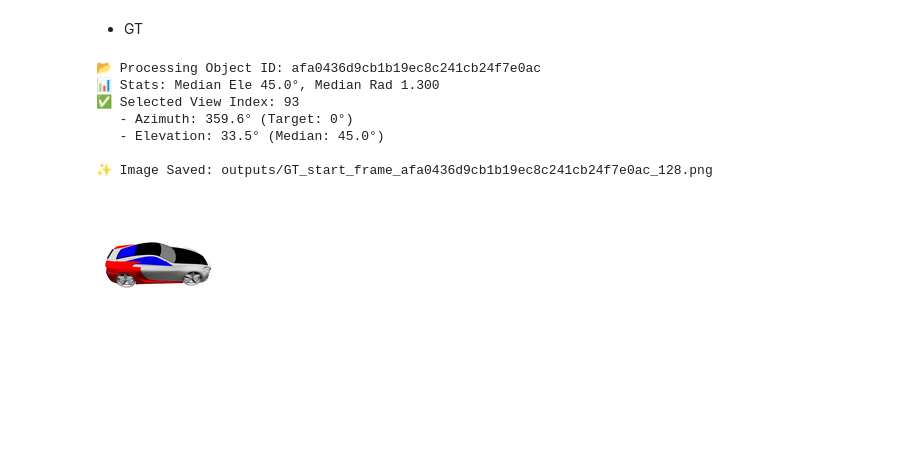
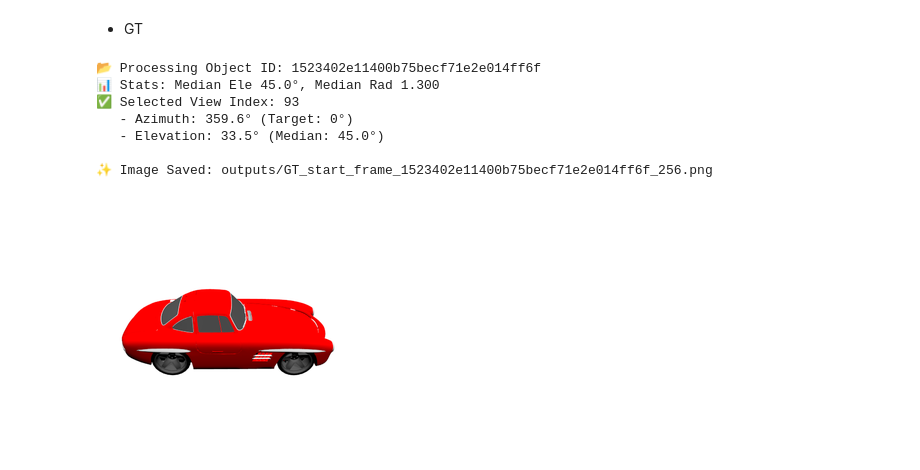
Before and after one commit to JY-maru/pixelNeRF-SSU, a Jupyter notebook: infer.ipynb, the cells around one changed output. Saved outputs shown, nothing was run; the diff lists cells and outputs as text; code cells hidden in the pictures; blank space fills up the shorter version.

```diff
--- a/infer.ipynb
+++ b/infer.ipynb
@@ -193,10 +195,10 @@ import math
 # ==========================================
 # 1. 설정 (Configuration)
 # ==========================================
-OBJ_ID = "afa0436d9cb1b19ec8c241cb24f7e0ac"
+OBJ_ID = "1523402e11400b75becf71e2e014ff6f"
 SOURCE_DATA_ROOT = "/content/pixNeRF_shapeNet_v2_data/cars_test"
 OUTPUT_DIR = "outputs"
-RENDER_SIZE = 128
+RENDER_SIZE = 256
 
 # 검색 범위: 0도 근처 ±10도 내의 사진을 찾음
 SEARCH_WINDOW = 10.0
@@ -306,33 +308,33 @@ print(f"   - Elevation: {best_candidate['elevation']:.1f}° (Median: {median_ele
 # 3. 이미지 로드 및 줌 보정 (Stabilization)
 img = Image.open(best_candidate['path']).convert("RGB")
 
 # 거리(Radius)에 따른 크기 보정
 scale_factor = best_candidate['radius'] / median_radius
 target_scale_size = int(RENDER_SIZE * scale_factor)
 if target_scale_size < RENDER_SIZE: target_scale_size = RENDER_SIZE
 
 img_resized = img.resize((target_scale_size, target_scale_size), Image.LANCZOS)
 final_img = crop_center(img_resized, RENDER_SIZE, RENDER_SIZE)
 
 # ==========================================
 # 5. 저장
 # ==========================================
 os.makedirs(OUTPUT_DIR, exist_ok=True)
 save_filename = f"GT_start_frame_{OBJ_ID}_{RENDER_SIZE}.png"
 save_path = os.path.join(OUTPUT_DIR, save_filename)
 
 imageio.imwrite(save_path, np.array(final_img))
 
 print(f"\n✨ Image Saved: {save_path}")
 
 # Colab 미리보기
 display(final_img)
 # %% [output]
-📂 Processing Object ID: afa0436d9cb1b19ec8c241cb24f7e0ac
+📂 Processing Object ID: 1523402e11400b75becf71e2e014ff6f
 📊 Stats: Median Ele 45.0°, Median Rad 1.300
 ✅ Selected View Index: 93
    - Azimuth: 359.6° (Target: 0°)
    - Elevation: 33.5° (Median: 45.0°)
 
-✨ Image Saved: outputs/GT_start_frame_afa0436d9cb1b19ec8c241cb24f7e0ac_128.png
+✨ Image Saved: outputs/GT_start_frame_1523402e11400b75becf71e2e014ff6f_256.png
-[figure, old version]
+[figure, new version]
```
Also changed, not shown: parts of 4 cells of this notebook, 34 other files.
